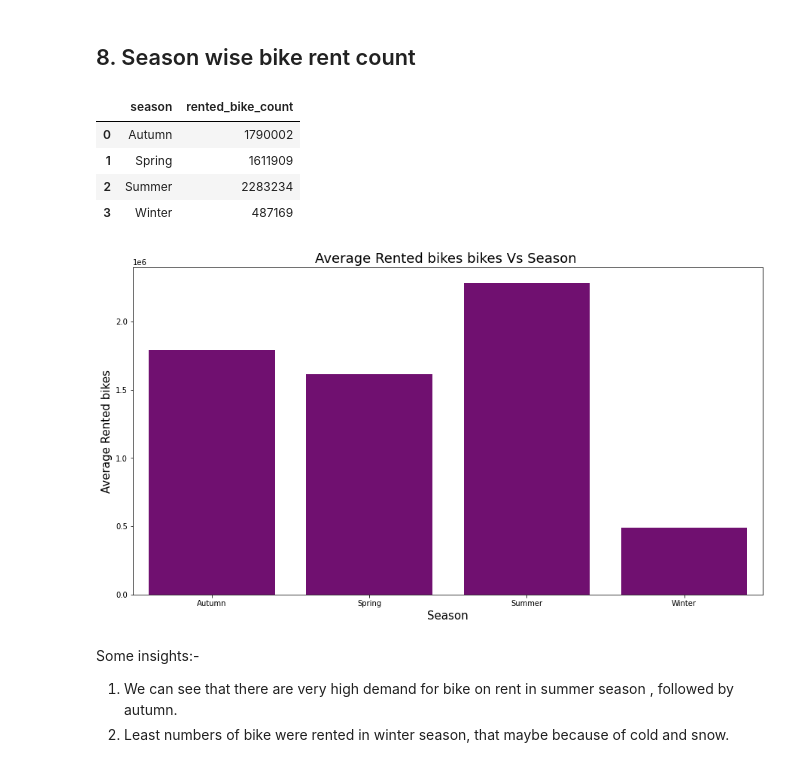
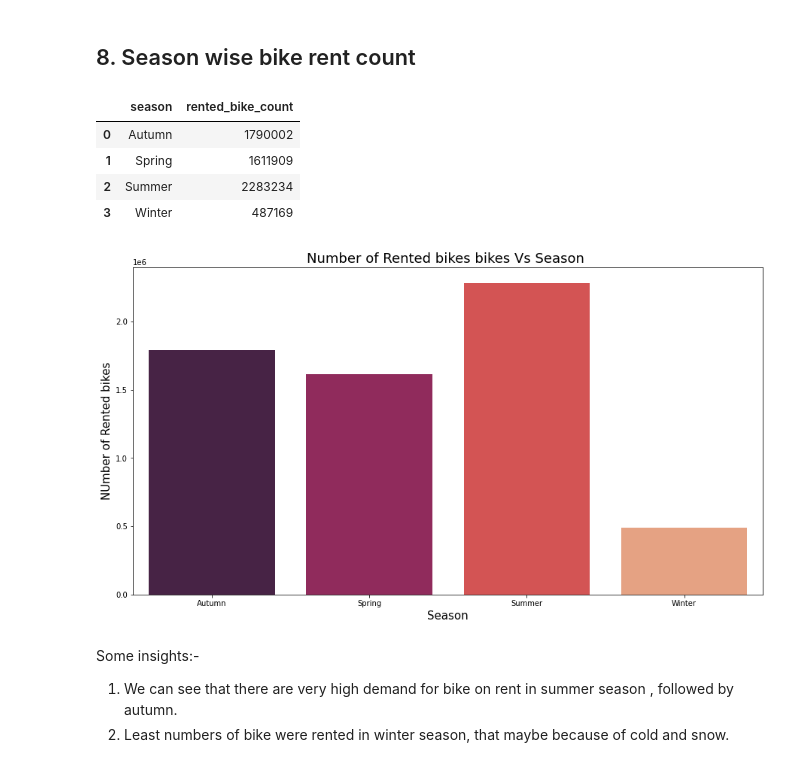
Before and after one commit to Samarjeet-singh-chhabra/LR-Bike-Sharing-Demand-Prediction, a Jupyter notebook: PERSONAL_NOTEBOOK_|_CP_2_|_BIKE_SHARING_DEMAND_PREDICTION_|_SAMARJEET.ipynb, the cells around one changed output. Drawn from its saved outputs; the diff is of its cells as text; code cells hidden in the pictures.

```diff
--- a/PERSONAL_NOTEBOOK_|_CP_2_|_BIKE_SHARING_DEMAND_PREDICTION_|_SAMARJEET.ipynb
+++ b/PERSONAL_NOTEBOOK_|_CP_2_|_BIKE_SHARING_DEMAND_PREDICTION_|_SAMARJEET.ipynb
@@ -502,23 +509,23 @@ Some insights:-
 # %%
 # Creating data set which has all features grouped by accordind to season
 season_eda=bike_df.groupby('season').sum()
 season_eda= season_eda.reset_index()
 
 # plotting graph to get monthly total number of bike rented
 fig,ax=plt.subplots(figsize=(15,8))
-sns.barplot( data=season_eda, x='season', y='rented_bike_count' , ci=None, color= 'purple')
-ax.set_title('Average Rented bikes bikes Vs Season ' , fontsize=18)
+sns.barplot( data=season_eda, x='season', y='rented_bike_count' , ci=None, palette = "rocket")
+ax.set_title('Number of Rented bikes bikes Vs Season ' , fontsize=18)
 ax.set_xlabel('Season',fontsize=15)
-ax.set_ylabel('Average Rented bikes',fontsize=15)
+ax.set_ylabel('NUmber of Rented bikes',fontsize=15)
 
 season_eda[season_eda.columns[0:2]]
 # %% [output]
 |  | season | rented_bike_count |
 | 0 | Autumn | 1790002 |
 | 1 | Spring | 1611909 |
 | 2 | Summer | 2283234 |
 | 3 | Winter | 487169 |
-[figure, old version]
+[figure, new version]
 # %% [markdown]
 Some insights:-
 1. We can see that there are very high demand for bike on rent in summer season , followed by autumn.
```
Also changed, not shown: parts of 74 cells of this notebook.
